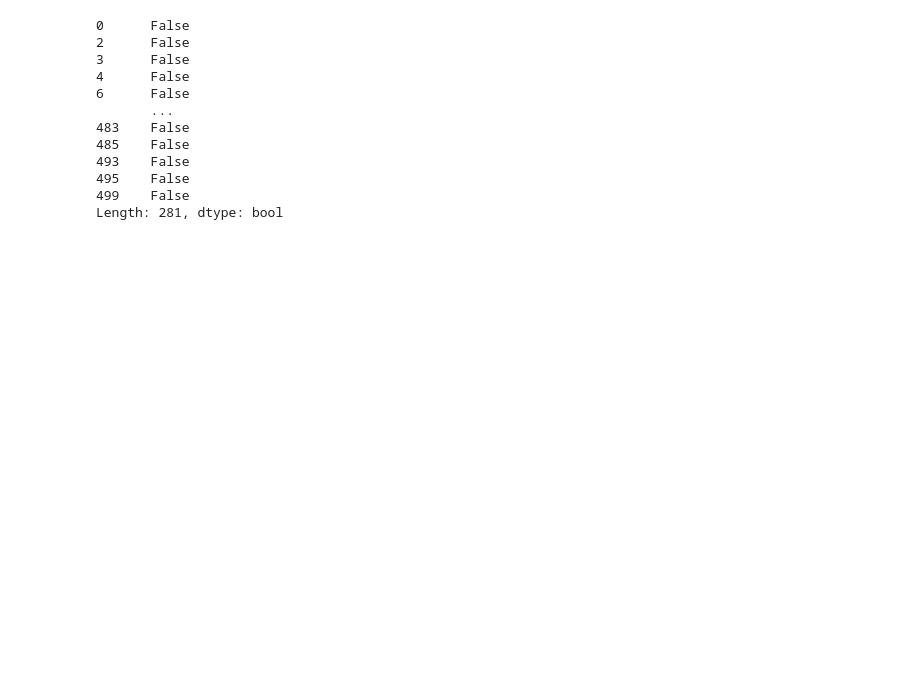
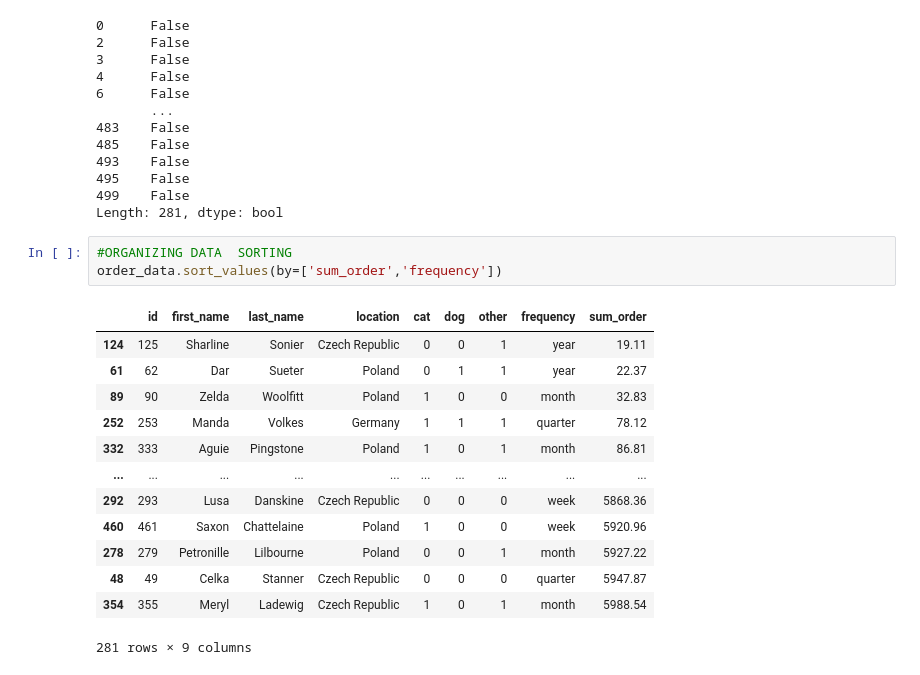
Before and after one commit to quNadi/customer_analiza, a Jupyter notebook: SQL_client_analysis.ipynb, the cells around one changed output. Saved outputs shown, nothing was run; the diff lists cells and outputs as text; blank space fills up the shorter version.

```diff
--- a/SQL_client_analysis.ipynb
+++ b/SQL_client_analysis.ipynb
@@ -127,3 +127,20 @@ order_data.duplicated()  #nie ma powtarzajacych się wpisów
 495    False
 499    False
 Length: 281, dtype: bool
+# %%
+#ORGANIZING DATA  SORTING
+order_data.sort_values(by=['sum_order','frequency'])
+# %% [output]
+|  | id | first_name | last_name | location | cat | dog | other | frequency | sum_order |
+| 124 | 125 | Sharline | Sonier | Czech Republic | 0 | 0 | 1 | year | 19.11 |
+| 61 | 62 | Dar | Sueter | Poland | 0 | 1 | 1 | year | 22.37 |
+| 89 | 90 | Zelda | Woolfitt | Poland | 1 | 0 | 0 | month | 32.83 |
+| 252 | 253 | Manda | Volkes | Germany | 1 | 1 | 1 | quarter | 78.12 |
+| 332 | 333 | Aguie | Pingstone | Poland | 1 | 0 | 1 | month | 86.81 |
+| ... | ... | ... | ... | ... | ... | ... | ... | ... | ... |
+| 292 | 293 | Lusa | Danskine | Czech Republic | 0 | 0 | 0 | week | 5868.36 |
+| 460 | 461 | Saxon | Chattelaine | Poland | 1 | 0 | 0 | week | 5920.96 |
+| 278 | 279 | Petronille | Lilbourne | Poland | 0 | 0 | 1 | month | 5927.22 |
+| 48 | 49 | Celka | Stanner | Czech Republic | 0 | 0 | 0 | quarter | 5947.87 |
+| 354 | 355 | Meryl | Ladewig | Czech Republic | 1 | 0 | 1 | month | 5988.54 |
+281 rows × 9 columns
```
Also changed, not shown: parts of 3 cells of this notebook, 2 other files.
